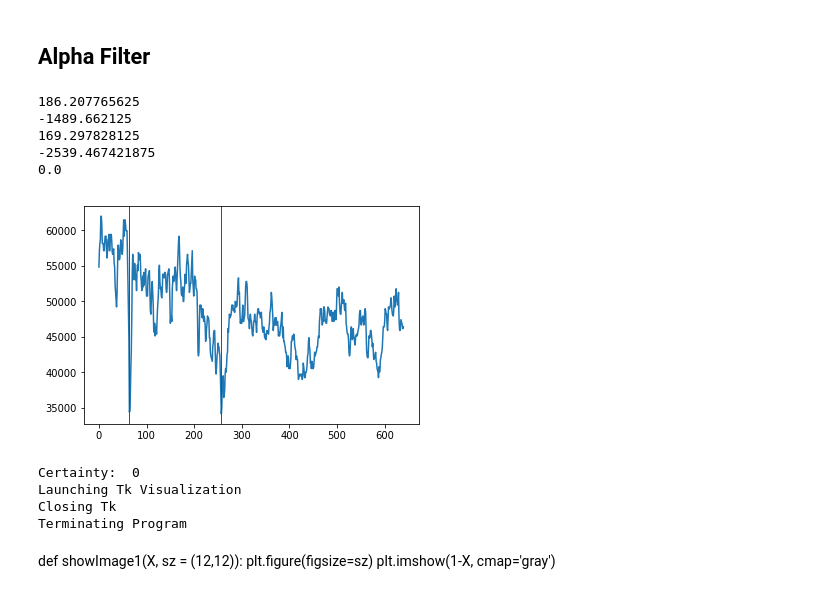
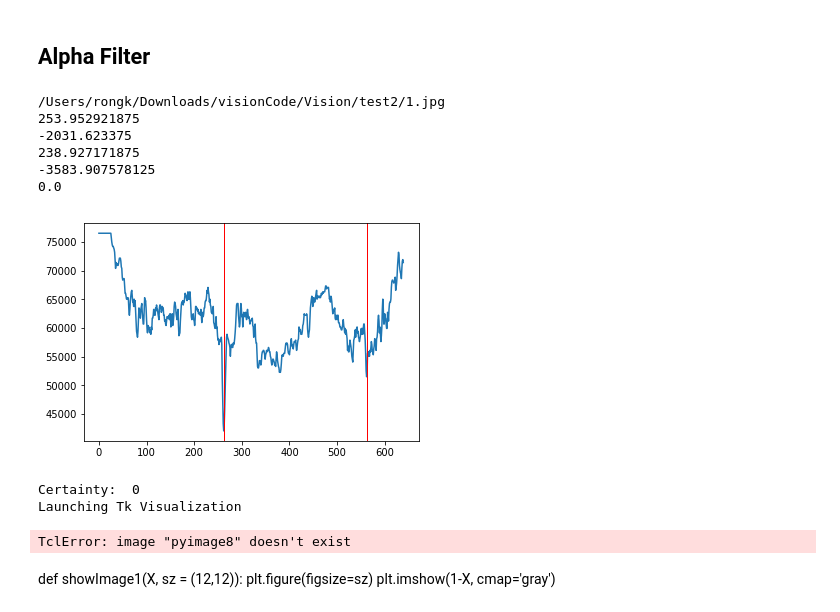
Before and after one commit to MuddSub/vision, a Jupyter notebook: DetectGate.ipynb, the cells around one changed output. Cells and saved outputs as stored; diff of their text form; code cells hidden in the pictures.

```diff
--- a/DetectGate.ipynb
+++ b/DetectGate.ipynb
@@ -576,7 +576,7 @@ def Hough(img):
     return edges
 # %%
 def mainImg(file,name):
-    original = importImage(file)
+    original = file
     origin = copy.deepcopy(original)
     o1 = original
     segmented = threshold(original)
@@ -643,19 +643,31 @@ def mainImg(file,name):
 # %%
 #newI = mainImg("/Users/Daniel Yang/Desktop/Vision/RoboticsImages/images/training14.png","newImg.png")
 #newI = mainImg("/Users/Daniel Yang/Desktop/Vision/RoboticsImages/images/training20.png","newImg.png")
 root = tk.Tk()
-newI = mainImg("/Users/Daniel Yang/Desktop/Vision/test1/4.jpg","newImg.png")
+path1 = "1"
+if False:
+    path0 ="/home/dhyang/Desktop/Vision/Vision/test2/"
+    #path = "/Users/rongk/Downloads/Vision-master/Vision-master/RoboticsImages/images/training15.png"
+    #path = "/Users/rongk/Downloads/Vision-master/Vision-master/RoboticsImages/03.jpg"
+else:
+    path0 = "/Users/rongk/Downloads/visionCode/Vision/test2/"
+path2=".jpg"
+path = path0+path1+path2
+print(path)
+img = cv2.imread(path)
+cv2.imshow("a",img)
+newI = mainImg(img,"new image")
 # %% [output]
-186.207765625
--1489.662125
-169.297828125
--2539.467421875
+/Users/rongk/Downloads/visionCode/Vision/test2/1.jpg
+253.952921875
+-2031.623375
+238.927171875
+-3583.907578125
 0.0
-[figure, old version]
+[figure, new version]
 Certainty:  0
 Launching Tk Visualization
-Closing Tk
-Terminating Program
+TclError: image "pyimage8" doesn't exist
 # %% [markdown]
 def showImage1(X, sz = (12,12)):
     plt.figure(figsize=sz)
```
Also changed, not shown: 7 other files.
